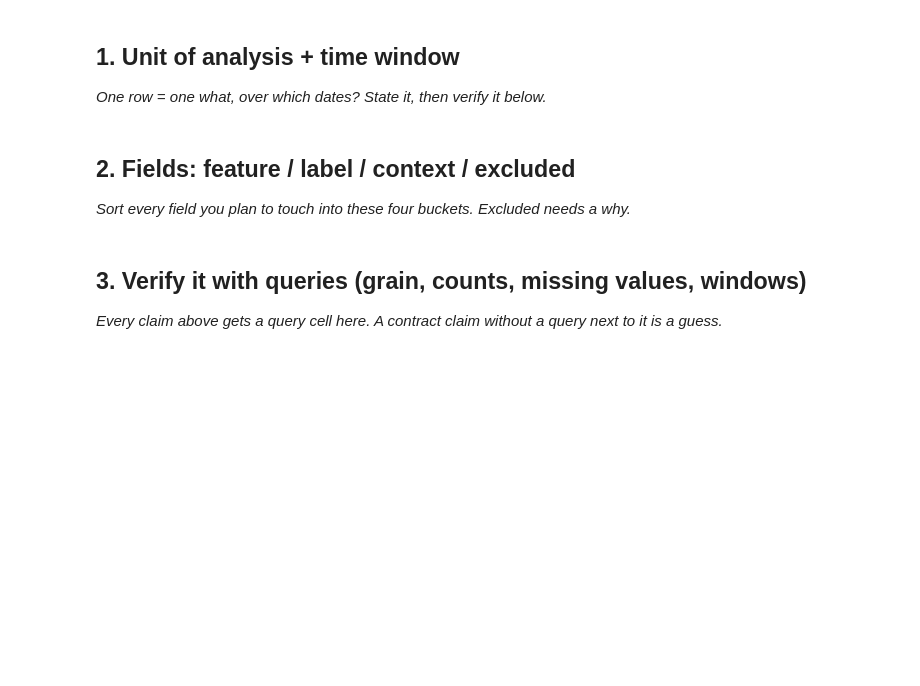
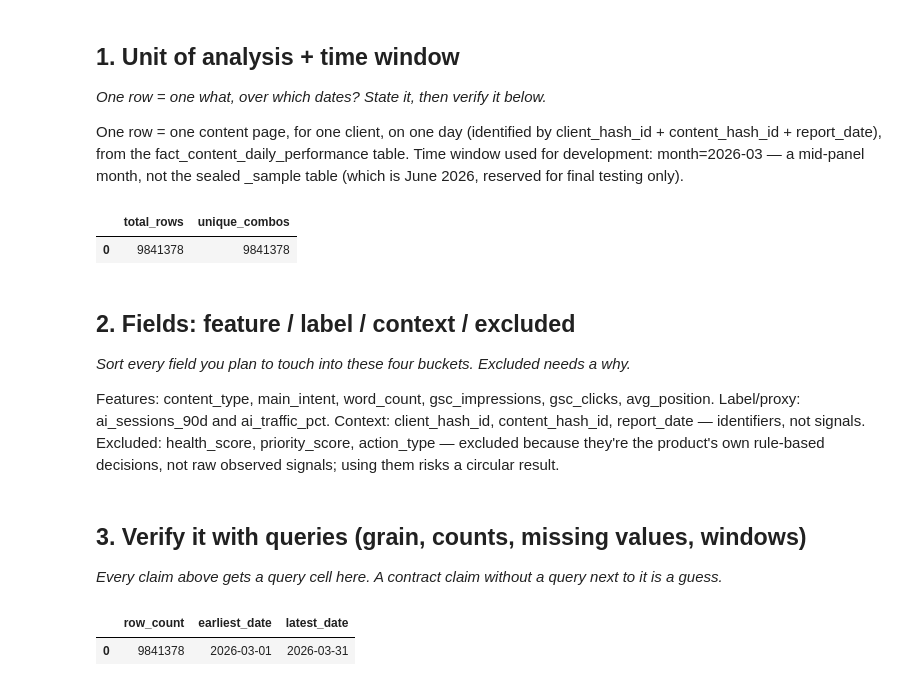
Before and after one commit to ShaunGves/FlyRank-AI, a Jupyter notebook: work/notebooks/w03_data_contract.ipynb, the cells around one changed output. Drawn from its saved outputs; the diff is of its cells as text; code cells hidden in the pictures; blank space fills up the shorter version.

```diff
--- a/work/notebooks/w03_data_contract.ipynb
+++ b/work/notebooks/w03_data_contract.ipynb
@@ -10,3 +30,5 @@ This skeleton is yours to fill. Work the sections **in order** — each one has
 ## 1. Unit of analysis + time window
 
 *One row = one what, over which dates? State it, then verify it below.*
+
+One row = one content page, for one client, on one day (identified by client_hash_id + content_hash_id + report_date), from the fact_content_daily_performance table. Time window used for development: month=2026-03 — a mid-panel month, not the sealed _sample table (which is June 2026, reserved for final testing only).
@@ -16,7 +35,30 @@ This skeleton is yours to fill. Work the sections **in order** — each one has
+# %%
+import duckdb, os
+
+con = duckdb.connect()
+con.execute("INSTALL httpfs; LOAD httpfs;")
+con.execute("""
+CREATE SECRET hf_token (
+    TYPE HUGGINGFACE,
+    TOKEN '{}'
+);
+""".format(os.environ["HF_TOKEN"]))
+
+query1 = """
+SELECT COUNT(*) as total_rows,
+       COUNT(DISTINCT (client_hash_id, content_hash_id, report_date)) as unique_combos
+FROM 'hf://datasets/FlyRank/internship-warehouse/fact_content_daily_performance/month=2026-03/*.parquet'
+"""
+con.execute(query1).df()
+# %% [output]
+|  | total_rows | unique_combos |
+| 0 | 9841378 | 9841378 |
 # %% [markdown]
 ## 2. Fields: feature / label / context / excluded
 
 *Sort every field you plan to touch into these four buckets. Excluded needs a why.*
+
+Features: content_type, main_intent, word_count, gsc_impressions, gsc_clicks, avg_position. Label/proxy: ai_sessions_90d and ai_traffic_pct. Context: client_hash_id, content_hash_id, report_date — identifiers, not signals. Excluded: health_score, priority_score, action_type — excluded because they're the product's own rule-based decisions, not raw observed signals; using them risks a circular result.
 # %%
 # This cell is for CODE (numbers, a query, a check).
 # Write your text answer in the cell ABOVE this one — typing sentences here breaks Run All.
@@ -24,3 +66,12 @@ This skeleton is yours to fill. Work the sections **in order** — each one has
 ## 3. Verify it with queries (grain, counts, missing values, windows)
 
 *Every claim above gets a query cell here. A contract claim without a query next to it is a guess.*
+# %%
+query2 = """
+SELECT COUNT(*) as row_count, MIN(report_date) as earliest_date, MAX(report_date) as latest_date
+FROM 'hf://datasets/FlyRank/internship-warehouse/fact_content_daily_performance/month=2026-03/*.parquet'
+"""
+con.execute(query2).df()
+# %% [output]
+|  | row_count | earliest_date | latest_date |
+| 0 | 9841378 | 2026-03-01 | 2026-03-31 |
```
Also changed, not shown: parts of 10 cells of this notebook.
